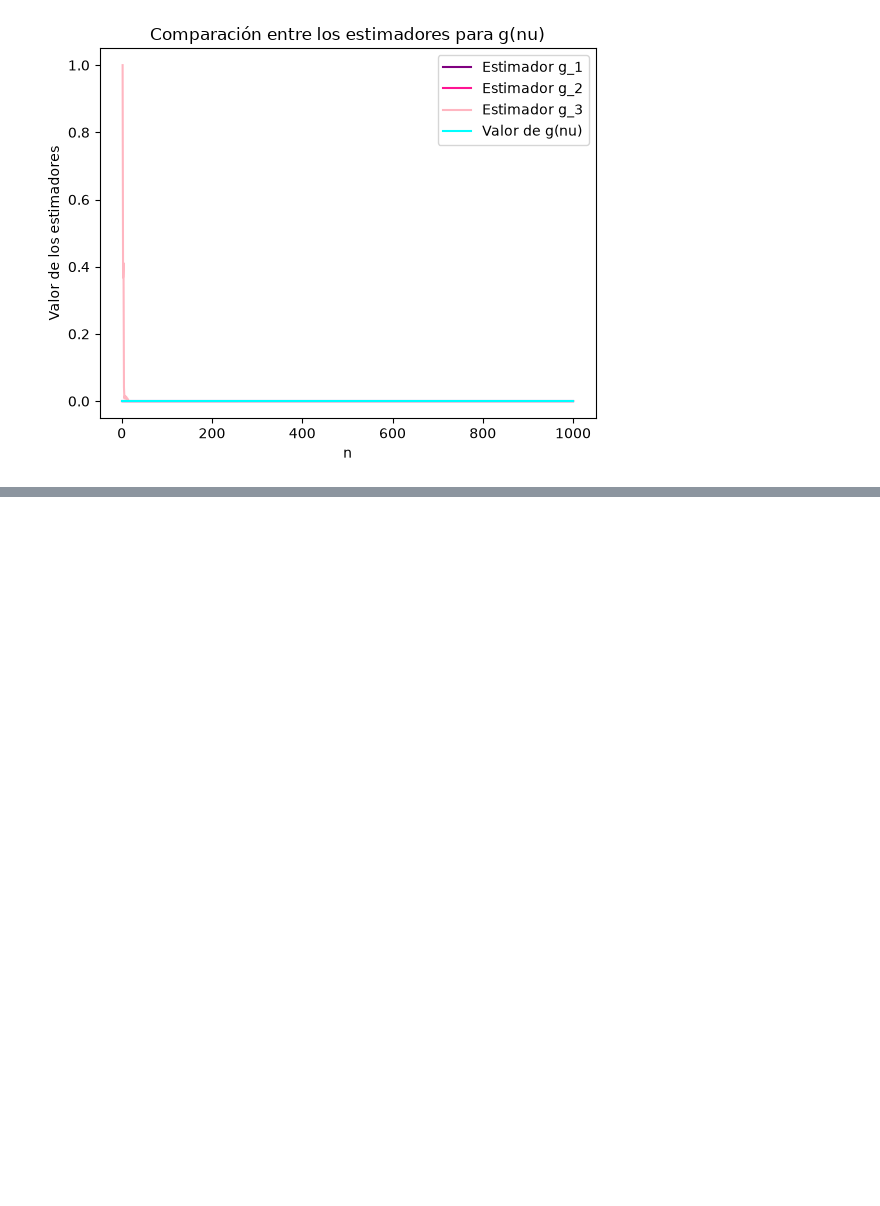
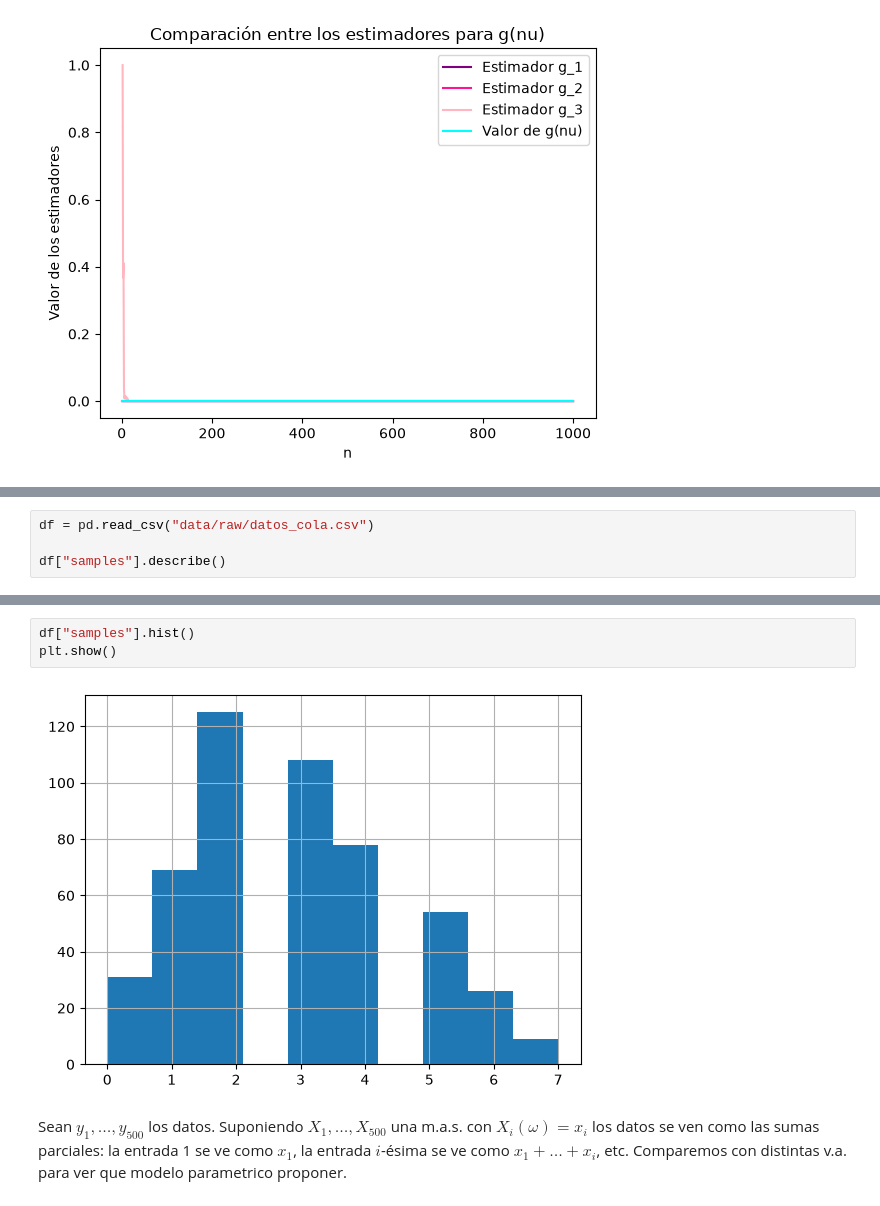
Before and after one commit to benjitabravocarvajal-spec/Tarea-1-estadistica, a Jupyter notebook: notebooks/tarea_1_parte_2.ipynb, the cells around one changed output, grey strips where cells are left out. Saved outputs shown, nothing was run; the diff lists cells and outputs as text; blank space fills up the shorter version.

Commit message:
agregue import colas a la p2

```diff
--- a/notebooks/tarea_1_parte_2.ipynb
+++ b/notebooks/tarea_1_parte_2.ipynb
@@ -142,0 +145,4 @@ plt.show()
+# %%
+df = pd.read_csv("data/raw/datos_cola.csv")
+
+df["samples"].describe()
@@ -142,0 +159,8 @@ plt.show()
+# %%
+df["samples"].hist()
+plt.show()
+# %% [output]
+[figure, added]
+# %% [markdown]
+Sean $y_1,\dots,y_{500}$ los datos. Suponiendo $X_1, \dots, X_{500}$ una m.a.s. con $X_i(\omega)=x_i$ los datos se ven como las sumas parciales: la entrada 1 se ve como $x_1$, la entrada $i$-ésima se ve como $x_1+\dots +x_i$, etc.
+Comparemos con distintas v.a. para ver que modelo parametrico proponer.
```
Also changed, not shown: parts of 2 cells of this notebook.
